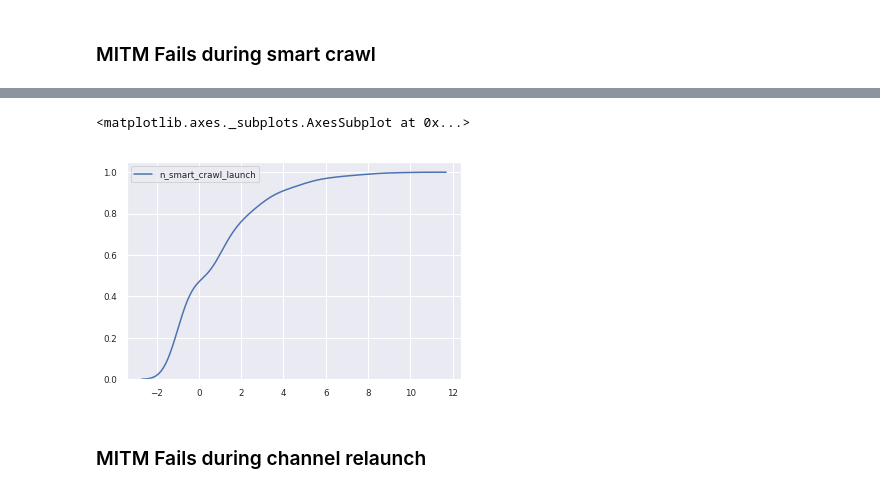
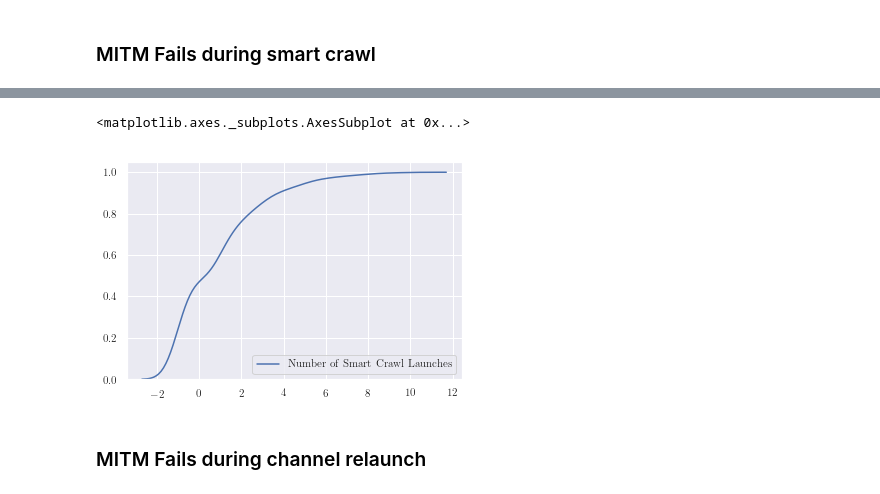
Before and after one commit to citp/ott-tracking, a Jupyter notebook: src/analysis/notebooks/MITM-Warmup-Param-Search.ipynb, the cells around one changed output, grey strips where cells are left out. Saved outputs shown, nothing was run; the diff lists cells and outputs as text; code cells hidden in the pictures.

Commit message:
Updated the Warmup param search

```diff
--- a/src/analysis/notebooks/MITM-Warmup-Param-Search.ipynb
+++ b/src/analysis/notebooks/MITM-Warmup-Param-Search.ipynb
@@ -28,5 +28,7 @@ Loading timestamp data from /home/gacar/dev/smart-tv/data/roku-data-20190427-014
 # %%
 def get_launch_no(epoch):
+    if 'launch' not in epoch:
+        return -1
     launch_idx = int(epoch.split("-", 2)[1])
     if "smartlaunch" in epoch:
         return 10 + launch_idx
@@ -63,2 +71,0 @@ def get_stream_df(crawl_name, channel_timestamps):
-# %%
-roku_df = get_stream_df(ROKU_WARMUP_CRAWL, channel_timestamps)
@@ -140,6 +145,11 @@ Roku Smart crawl 537 181
 # %%
 import matplotlib.pyplot as plt
 import seaborn as sns
+import matplotlib
+matplotlib.rcParams['pdf.fonttype'] = 42
+matplotlib.rcParams['ps.fonttype'] = 42
+matplotlib.rcParams['text.usetex'] = True
+
 sns.set(rc={'figure.figsize':(6,3)}, style="darkgrid")
 sns.set(font_scale = 0.8)
 # %%
@@ -158,6 +169,7 @@ def plot_ssl_by(df, filename=None, group_by="epoch",rotation=45,
 # %% [markdown]
 ## MITM fails by launch number
 # %%
+roku_fails  = roku_attempts[~roku_attempts.ssl_success]
 plot_ssl_by(roku_fails, group_by="launch_no_int",
             filename="roku_ssl_fails_launch_no_combined.pdf",
            xlabel='Launch number', ylabel='Number of TLS failures')
@@ -212,11 +240,13 @@ roku_fails['n_smart_crawl_launch'].hist(cumulative=True, bins=11)
 # %%
 group_by = "n_smart_crawl_launch"
-sns.kdeplot(roku_fails['n_smart_crawl_launch']
+r_n_smart_crawl_launch = roku_fails['n_smart_crawl_launch']
+r_n_smart_crawl_launch.name = 'Number of Smart Crawl Launches'
+sns.kdeplot(r_n_smart_crawl_launch
             , cumulative=True
            )
 # %% [output]
 <matplotlib.axes._subplots.AxesSubplot at 0x...>
-[figure, old version]
+[figure, new version]
 # %% [markdown]
 ### MITM Fails during channel relaunch
 # %%
```
Also changed, not shown: parts of 18 cells of this notebook, 1 other file.
